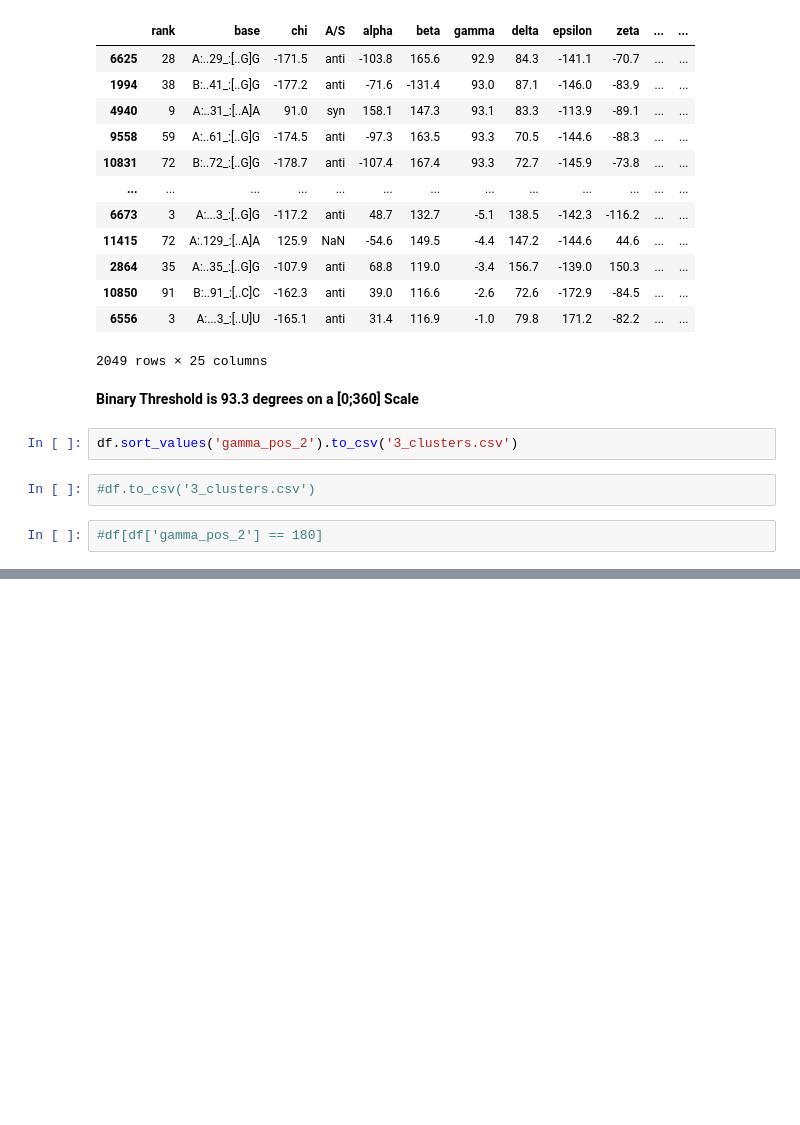
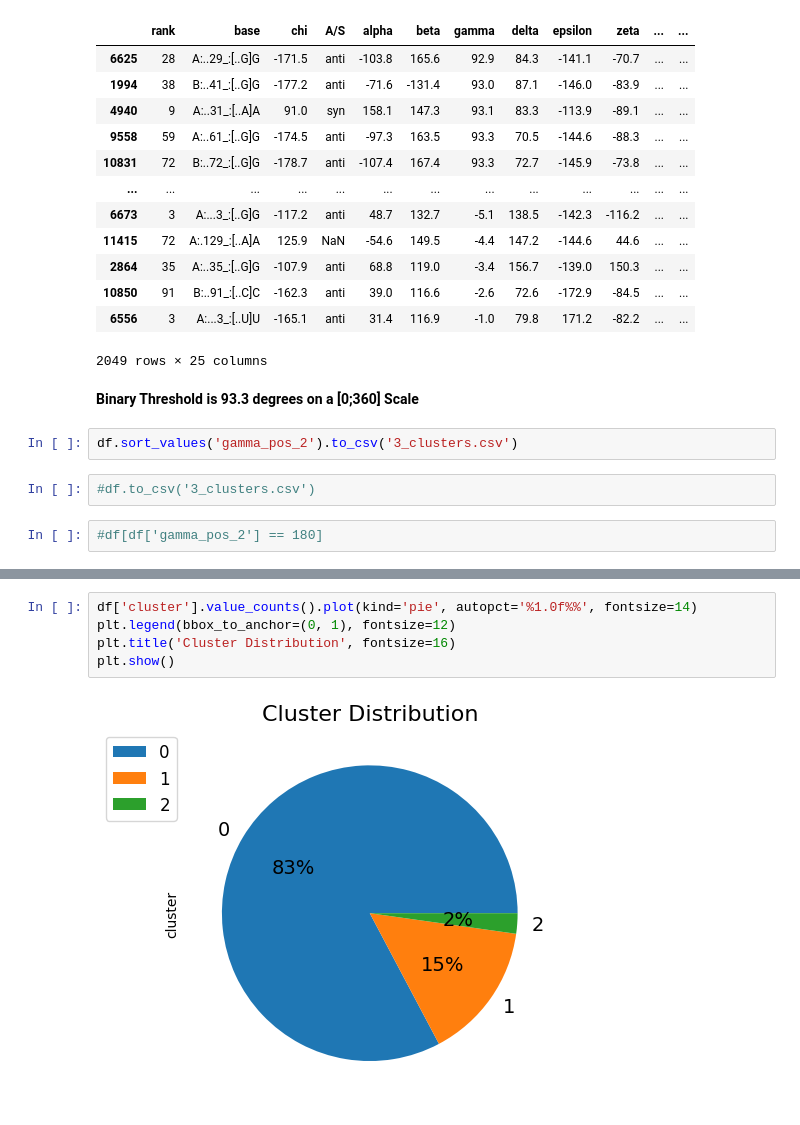
Before and after one commit to fedor-grigoryev/rna_angle_prediction, a Jupyter notebook: discretization_research/Discretization_Research.ipynb, the cells around one changed output, grey strips where cells are left out. Saved outputs shown, nothing was run; the diff lists cells and outputs as text; blank space fills up the shorter version.

```diff
--- a/discretization_research/Discretization_Research.ipynb
+++ b/discretization_research/Discretization_Research.ipynb
@@ -462,0 +482,7 @@ df.sort_values('gamma_pos_2').to_csv('3_clusters.csv')
+# %%
+df['cluster'].value_counts().plot(kind='pie', autopct='%1.0f%%', fontsize=14)
+plt.legend(bbox_to_anchor=(0, 1), fontsize=12)
+plt.title('Cluster Distribution', fontsize=16)
+plt.show()
+# %% [output]
+[figure, added]
```
Also changed, not shown: parts of 33 cells of this notebook, 1 other file.
